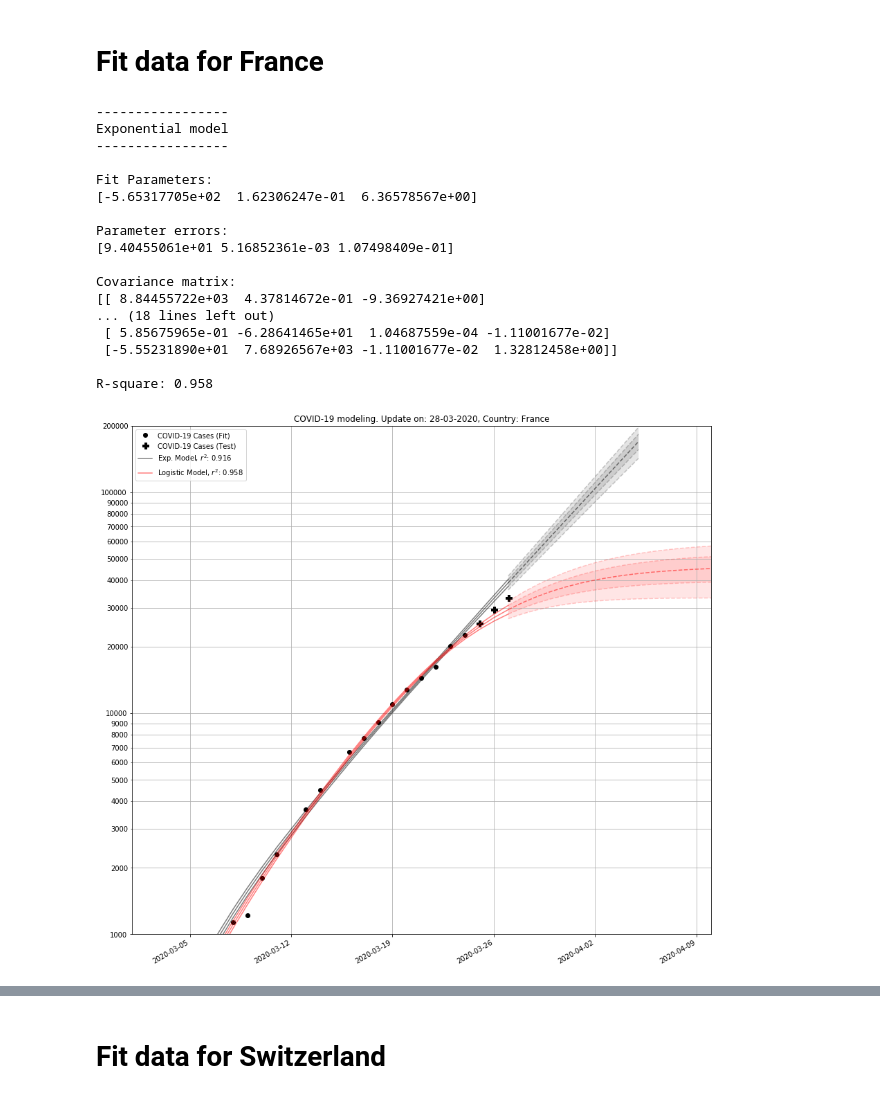
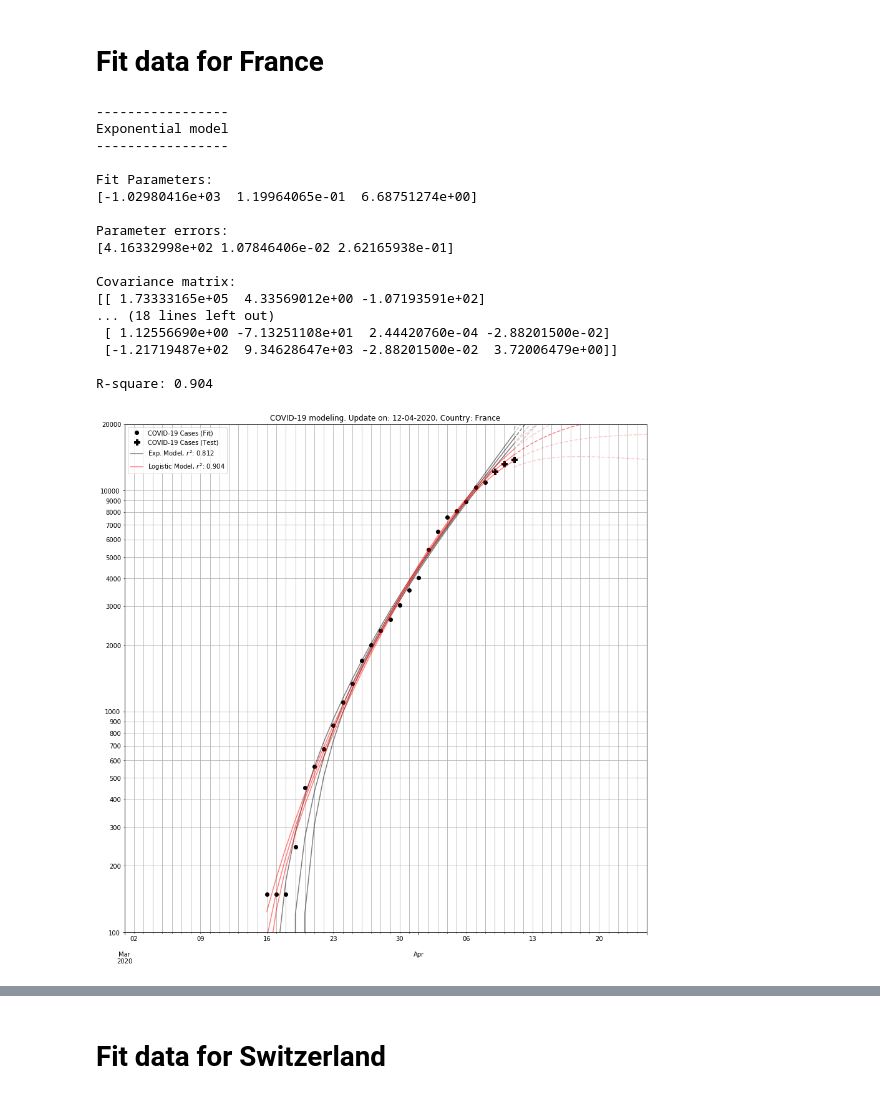
Before and after one commit to remotain/COVID-19, a Jupyter notebook: model_growth.ipynb, the cells around one changed output, grey strips where cells are left out. Saved outputs shown, nothing was run; the diff lists cells and outputs as text; code cells hidden in the pictures.

```diff
--- a/model_growth.ipynb
+++ b/model_growth.ipynb
@@ -43,7 +27,6 @@ Fast-forward
 # %%
-df_confirmed = pd.read_csv('DATA/csse_covid_19_data/csse_covid_19_time_series/time_series_covid19_confirmed_global.csv')
-
-#df_confirmed = pd.read_csv('DATA/csse_covid_19_data/csse_covid_19_time_series/time_series_19-covid-Deaths.csv')
+#df_confirmed = pd.read_csv('DATA/csse_covid_19_data/csse_covid_19_time_series/time_series_covid19_confirmed_global.csv')
+df_confirmed = pd.read_csv('DATA/csse_covid_19_data/csse_covid_19_time_series/time_series_covid19_deaths_global.csv')
 # %%
 # Drop data from 2020-03-12 because for many country data for this day was a replica from the previous day.
 df_confirmed.drop(columns=['3/12/20'], inplace=True)
@@ -460,7 +399,9 @@ print('Exponential model')
 print('-----------------')
 print()
 p0=[ 0.50341354,  0.5, -0.6697555 ]
-popt, pcov, r_square_exp = fit_model(xdata, ydata, exponential_model, p0=p0)
+ydata_exp=dfit['Cases'][-20:-3]
+xdata_exp=dfit['ndays'][-20:-3]
+popt, pcov, r_square_exp = fit_model(xdata_exp, ydata_exp, exponential_model, p0=p0)
 print_fit_results(popt, pcov, r_square_exp)
 df_predict_exp = predict(dfit['Date'].values, dfit['ndays'].values, exponential_model, popt, pcov)
 df_forecast_exp = forecast(dfit['Date'].values[-1], dfit['ndays'].values[-1], 10, exponential_model, popt, pcov)
@@ -482,52 +423,52 @@ Exponential model
 -----------------
 
 Fit Parameters:
-[-5.65317705e+02  1.62306247e-01  6.36578567e+00]
+[-1.02980416e+03  1.19964065e-01  6.68751274e+00]
 
 Parameter errors:
-[9.40455061e+01 5.16852361e-03 1.07498409e-01]
+[4.16332998e+02 1.07846406e-02 2.62165938e-01]
 
 Covariance matrix:
-[[ 8.84455722e+03  4.37814672e-01 -9.36927421e+00]
+[[ 1.73333165e+05  4.33569012e+00 -1.07193591e+02]
 ... (18 lines left out)
- [ 5.85675965e-01 -6.28641465e+01  1.04687559e-04 -1.11001677e-02]
- [-5.55231890e+01  7.68926567e+03 -1.11001677e-02  1.32812458e+00]]
+ [ 1.12556690e+00 -7.13251108e+01  2.44420760e-04 -2.88201500e-02]
+ [-1.21719487e+02  9.34628647e+03 -2.88201500e-02  3.72006479e+00]]
 
-R-square: 0.958
+R-square: 0.904
 # %%
 # Draw
 _,ax = plt.subplots(figsize=(15,15))
 logy=True
 # Data
 dfit[:-3].plot('Date', 'Cases', marker='o', color='k', linestyle="None", label='COVID-19 Cases (Fit)', ax=ax, logy=logy)
 dfit[-3:].plot('Date', 'Cases', marker='P', color='k', ms=9, linestyle="None", label='COVID-19 Cases (Test)', ax=ax)
 
 # Exponential Model
 plot_model(df_predict_exp, df_forecast_exp, label='Exp. Model, $r^2$: %.3f'% r_square_exp, ax=ax, color='k')
 # Logistic Model
 plot_model(df_predict_logit, df_forecast_logit, label='Logistic Model, $r^2$: %.3f'% r_square_logit, ax=ax, color='r')
 
 formatter = matplotlib.ticker.ScalarFormatter()
 formatter.set_scientific(False)
 ax.yaxis.set_minor_formatter(formatter)
 ax.yaxis.set_major_formatter(formatter)
 
 from datetime import datetime
 plt.title('COVID-19 modeling. Update on: %s, Country: %s' %(datetime.today().strftime('%d-%m-%Y'),dfit['Country/Region'].values[0]))
 plt.grid(axis='both',which='both')
 plt.xlabel('')
 
 #Axis limit
-ax.set_xlim(['2020-03-01','2020-04-10'])
-ax.set_ylim([1000, 200000])
+ax.set_xlim(['2020-03-01','2020-04-25'])
+ax.set_ylim([100, 20000])
 
 # Zoom
 #ax.set_xlim(['2020-03-13','2020-03-16'])
 #ax.set_ylim([20000, 28000])
 
 plt.show()
 # %% [output]
-[figure, old version]
+[figure, new version]
 # %%
 res=dfit.merge(df_predict_logit, on='Date')
 res['res'] = res['Cases'] - res['Model']
```
Also changed, not shown: parts of 14 cells of this notebook, 2 other files.
